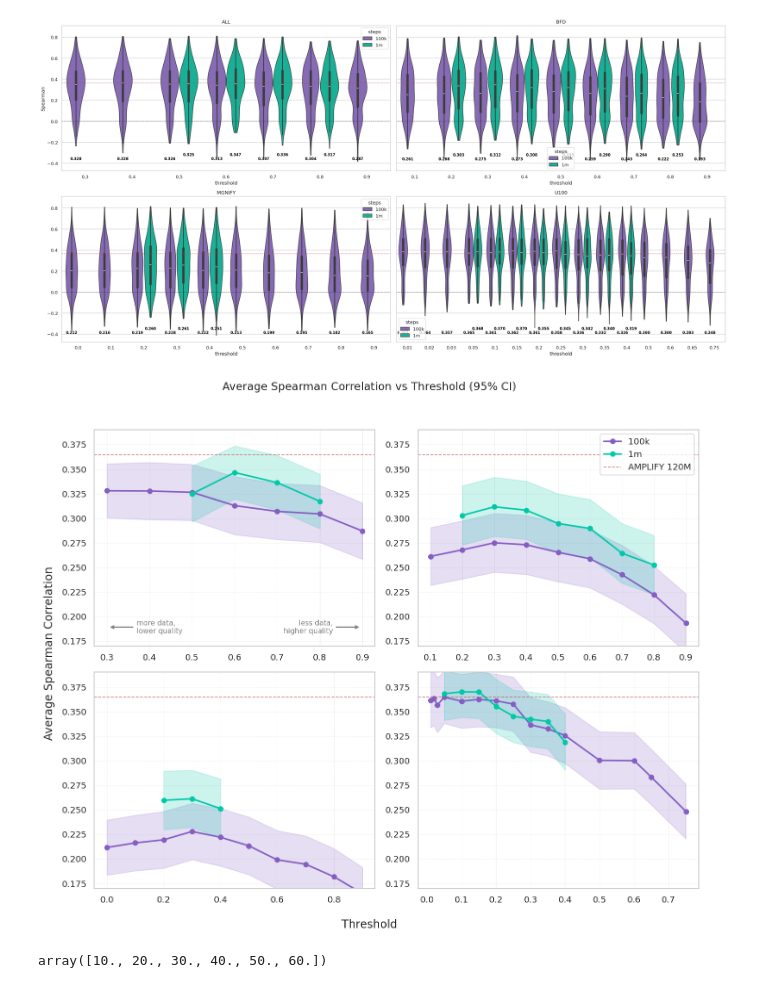
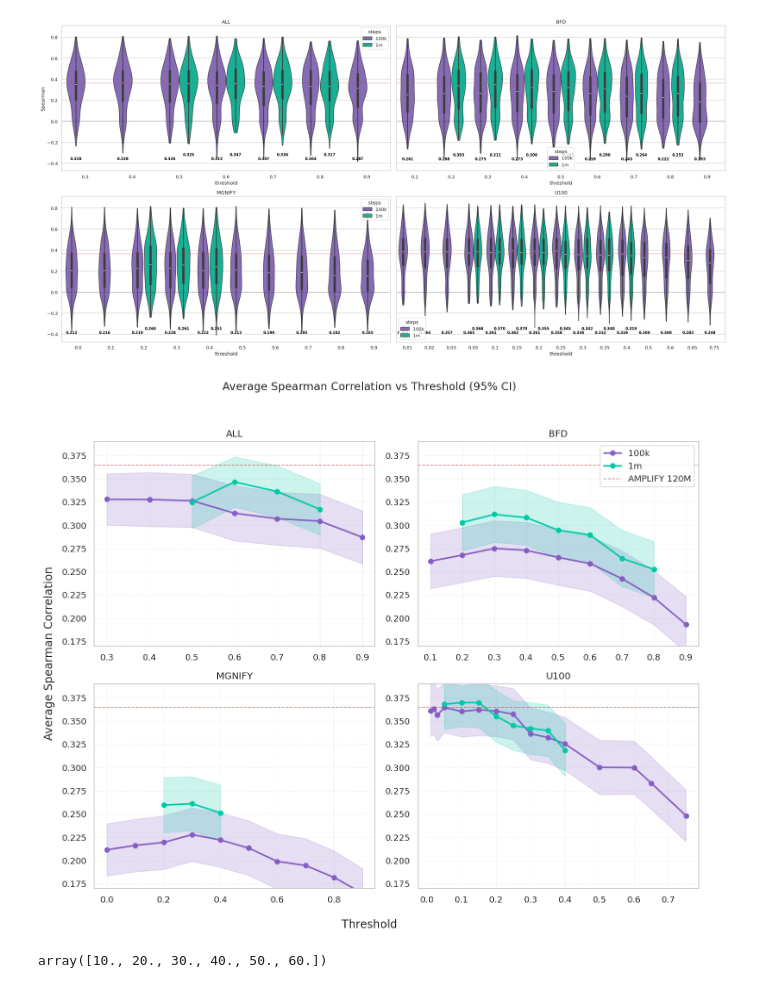
Before and after one commit to david-heurtel-depeiges/ProteinGym, a Jupyter notebook: notebooks/analyze_DMS_zero_shot_results_proseqo.ipynb, the cells around one changed output. Drawn from its saved outputs; the diff is of its cells as text; code cells hidden in the pictures.

```diff
--- a/notebooks/analyze_DMS_zero_shot_results_proseqo.ipynb
+++ b/notebooks/analyze_DMS_zero_shot_results_proseqo.ipynb
@@ -508,49 +508,49 @@ if 'long_df_plus' in globals() and not long_df_plus.empty:
             step_data = dataset_data[dataset_data['steps'] == step].sort_values('threshold')
             if not step_data.empty:
                 # Plot the main line
                 axes[i].plot(step_data['threshold'], step_data['mean'],
-                           marker='o', linewidth=2, markersize=6,
-                           label=f"{step}", color=colors[j])
+                             marker='o', linewidth=2, markersize=6,
+                             label=f"{step}", color=colors[j])
 
                 # Add confidence interval
                 axes[i].fill_between(step_data['threshold'],
-                                   step_data['mean'] - step_data['confidence_interval_95'],
-                                   step_data['mean'] + step_data['confidence_interval_95'],
-                                   alpha=0.2, color=colors[j])
-        # Do not set per-axes titles or labels; use figure-level labels instead
+                                     step_data['mean'] - step_data['confidence_interval_95'],
+                                     step_data['mean'] + step_data['confidence_interval_95'],
+                                     alpha=0.2, color=colors[j])
         axes[i].grid(True, which="major", ls="--", linewidth=0.3, alpha=0.7)
         axes[i].axhline(AMPLIFY_120M_avg_spearman, color='r', lw=1, ls='--', alpha=0.7, label='AMPLIFY 120M')
+        axes[i].set_ylim(0.17, 0.39)
+        axes[i].set_title(f'{dataset}')
 
         # Add arrows only to the first subplot (axes[0])
         if i == 0:
             xlim = axes[i].get_xlim()
             ylim = axes[i].get_ylim()
             y_arrow = ylim[0] - 0.5 * (ylim[1] - ylim[0])
 
             axes[i].annotate('more data,\nlower quality',
-                           xy=(xlim[0] + 0.05 * (xlim[1] - xlim[0]), y_arrow),
-                           xytext=(xlim[0] + 0.15 * (xlim[1] - xlim[0]), y_arrow),
-                           arrowprops=dict(arrowstyle='->', color='gray', lw=1.5),
-                           ha='left', va='center', fontsize=9, color='gray')
+                             xy=(xlim[0] + 0.05 * (xlim[1] - xlim[0]), y_arrow),
+                             xytext=(xlim[0] + 0.15 * (xlim[1] - xlim[0]), y_arrow),
+                             arrowprops=dict(arrowstyle='->', color='gray', lw=1.5),
+                             ha='left', va='center', fontsize=9, color='gray')
 
             axes[i].annotate('less data,\nhigher quality',
-                           xy=(xlim[1] - 0.05 * (xlim[1] - xlim[0]), y_arrow),
-                           xytext=(xlim[1] - 0.15 * (xlim[1] - xlim[0]), y_arrow),
-                           arrowprops=dict(arrowstyle='->', color='gray', lw=1.5),
-                           ha='right', va='center', fontsize=9, color='gray')
-        axes[i].set_ylim(0.17, 0.39)
+                             xy=(xlim[1] - 0.05 * (xlim[1] - xlim[0]), y_arrow),
+                             xytext=(xlim[1] - 0.15 * (xlim[1] - xlim[0]), y_arrow),
+                             arrowprops=dict(arrowstyle='->', color='gray', lw=1.5),
+                             ha='right', va='center', fontsize=9, color='gray')
 
     axes[1].legend(loc='upper right')
     plt.suptitle('Average Spearman Correlation vs Threshold (95% CI)', fontsize=14)
     fig.supxlabel('Threshold')
     fig.supylabel('Average Spearman Correlation')
     plt.tight_layout(rect=[0, 0, 1, 0.95])
     plt.show()
 
 else:
     print("No data found. Ensure long_df_plus is defined.")
 # %% [output]
-[figure, old version]
+[figure, new version]
 # %%
 df_src['sub_ratio'].dropna().unique()
 # %% [output]
```
Also changed, not shown: parts of 4 cells of this notebook, 4 other files.
